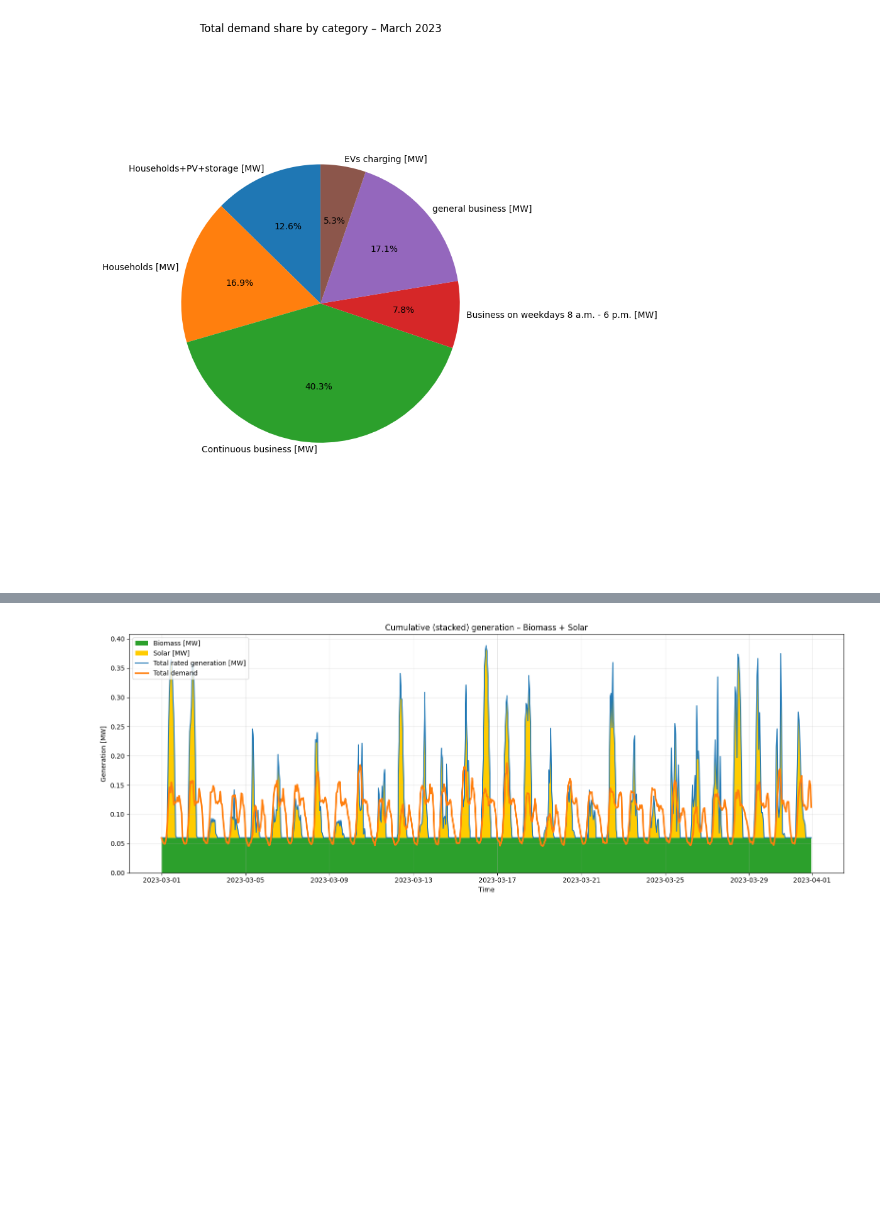
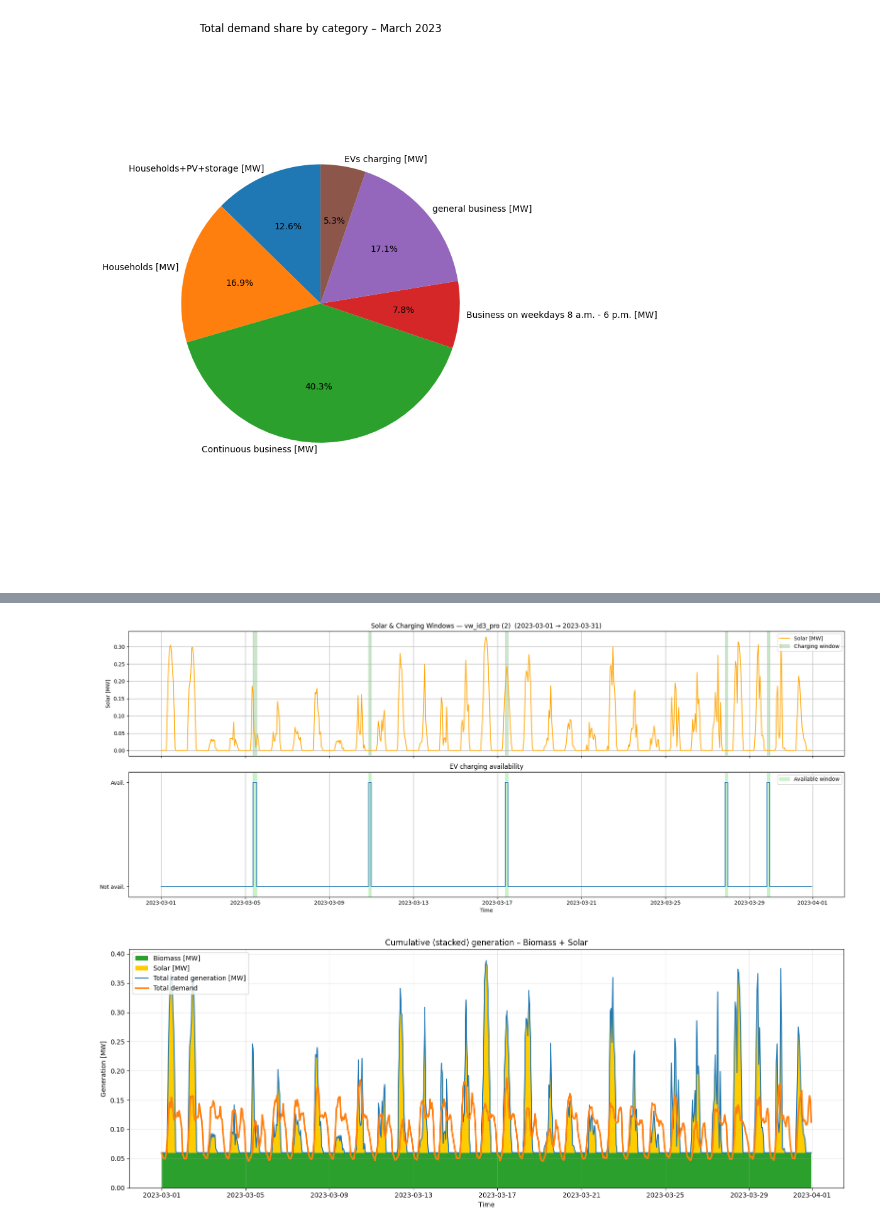
Before and after one commit to Moaztub/Master_thesis, a Jupyter notebook: base_fix.ipynb, the cells around one changed output, grey strips where cells are left out. Saved outputs shown, nothing was run; the diff lists cells and outputs as text; code cells hidden in the pictures; blank space fills up the shorter version.

```diff
--- a/base_fix.ipynb
+++ b/base_fix.ipynb
@@ -780,3 +787,62 @@ plt.show()
+# %%
+from matplotlib.patches import Patch
+start = "2023-03-01"
+end   = "2023-03-31"
+ev_name = "vw_id3_pro (2)"  # adjust as needed
+
+# --- Prep data ---
+charge_series = charging_profiles[ev_name].loc[start:end]
+solar_mw = solar_gen["power[W]"].loc[start:end].rename("Solar [MW]")
+
+avail = (charge_series > 0).astype(int).rename("Availability (0/1)")
+
+def contiguous_spans(binary_series, step="1h"):
+    """Return list of (start, end) for 1-runs in a 0/1 Series sampled at `step`."""
+    step = pd.Timedelta(step)
+    on = binary_series[binary_series == 1]
+    if on.empty:
+        return []
+    times = on.index.sort_values()
+    starts, ends = [times[0]], []
+    for prev, curr in zip(times[:-1], times[1:]):
+        if curr - prev > step:
+            ends.append(prev + step)
+            starts.append(curr)
+    ends.append(times[-1] + step)
+    return list(zip(starts, ends))
+
+charge_spans = contiguous_spans(avail, step="1h")
+
+fig, (ax1, ax2) = plt.subplots(2, 1, figsize=(20, 8), sharex=True)
+
+
+line_solar, = ax1.plot(solar_mw.index, solar_mw, color="orange", label="Solar [MW]", linewidth=1.5)
+
+for sps, eps in charge_spans:
+    ax1.axvspan(sps, eps, color="green", alpha=0.2, zorder=0)
+charge_patch = Patch(facecolor="green", alpha=0.2, label="Charging window")
+
+ax1.set_ylabel("Solar [MW]")
+ax1.set_title(f"Solar & Charging Windows — {ev_name}  ({start} → {end})")
+ax1.grid(True)
+ax1.legend(handles=[line_solar, charge_patch], loc="upper right", frameon=True)
+
+ax2.step(avail.index, avail, where="post", linewidth=1.5, label="Availability (0/1)")
+for sps, eps in charge_spans:
+    ax2.axvspan(sps, eps, color="limegreen", alpha=0.25, zorder=0)
+
+ax2.set_ylim(-0.1, 1.1)
+ax2.set_yticks([0, 1]); ax2.set_yticklabels(["Not avail.", "Avail."])
+ax2.set_xlabel("Time")
+ax2.set_title("EV charging availability")
+ax2.grid(True, axis="x")
+ax2.legend(handles=[Patch(facecolor="limegreen", alpha=0.25, label="Available window")],
+           loc="upper right", frameon=True)
+
+fig.tight_layout()
+plt.show()
+# %% [output]
+[figure, added]
 # %%
 df_rated_biomass = pd.DataFrame(
     0.06,
```
Also changed, not shown: parts of 45 cells of this notebook.
